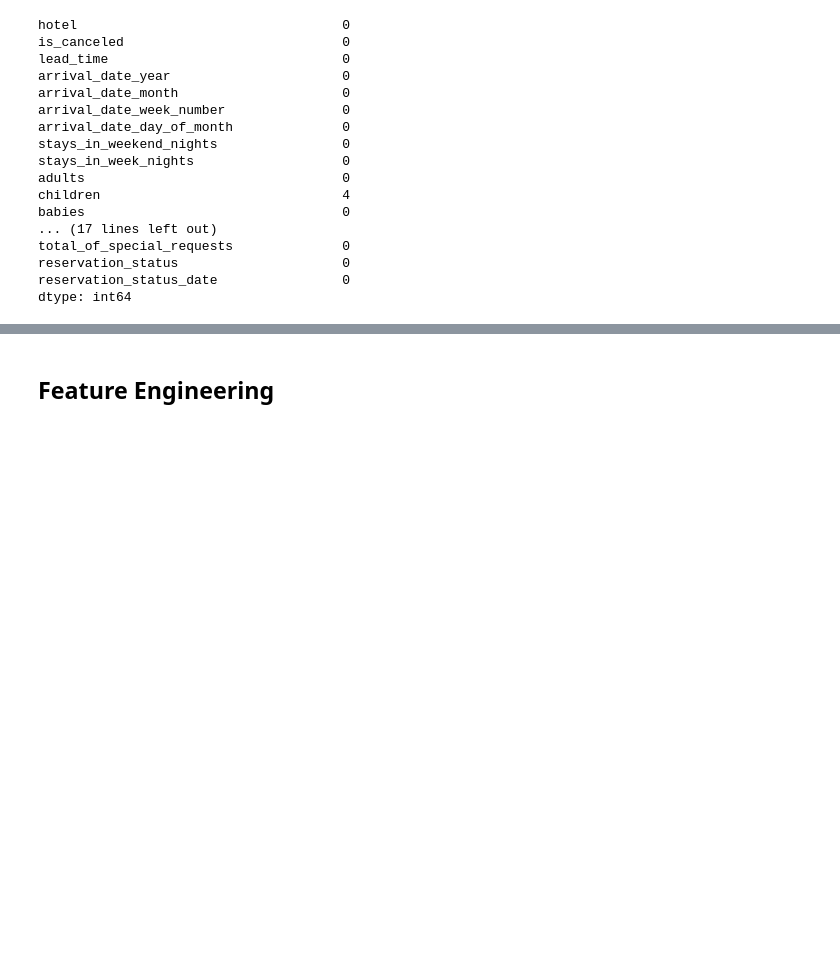
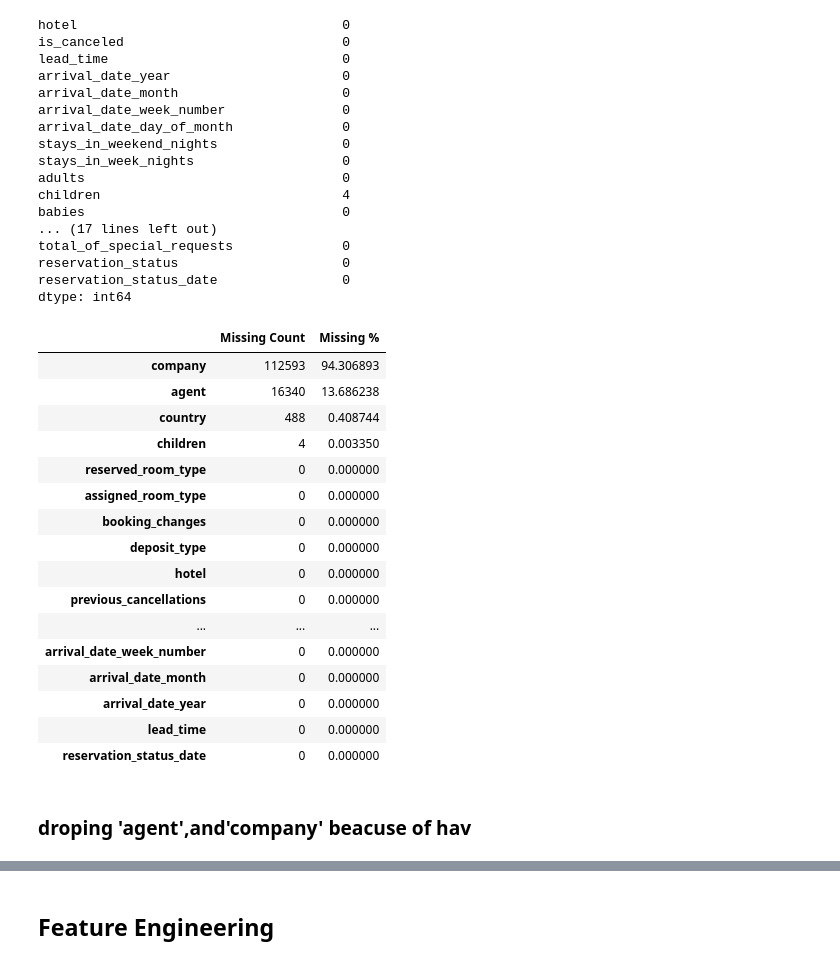
Before and after one commit to raastec/Infotact---Portfolio, a Jupyter notebook: Hotel Booking Analysis/Week 1/data preprocessing/Hotel bookings Analysis.ipynb, the cells around one changed output, grey strips where cells are left out. Drawn from its saved outputs; the diff is of its cells as text; code cells hidden in the pictures; blank space fills up the shorter version.

```diff
--- a/Hotel Booking Analysis/Week 1/data preprocessing/Hotel bookings Analysis.ipynb
+++ b/Hotel Booking Analysis/Week 1/data preprocessing/Hotel bookings Analysis.ipynb
@@ -8,7 +8,7 @@ import numpy as np
 # %% [markdown]
 ## Load Dataset
 # %%
-df = pd.read_csv('hotel_bookings.csv')
+df = pd.read_csv(r'C:\Users\PRO\Downloads\hotel_bookings.csv')
 df.tail()
 # %% [output]
 |  | hotel | is_canceled | lead_time | arrival_date_year | arrival_date_month | arrival_date_week_number | ... |
@@ -85,3 +85,31 @@ total_of_special_requests              0
 reservation_status                     0
 reservation_status_date                0
 dtype: int64
+# %%
+missing = df.isnull().sum().sort_values(ascending=False)
+missing_percent = (missing / len(df)) * 100
+
+pd.DataFrame({
+    "Missing Count": missing,
+    "Missing %": missing_percent
+})
+# %% [output]
+|  | Missing Count | Missing % |
+| company | 112593 | 94.306893 |
+| agent | 16340 | 13.686238 |
+| country | 488 | 0.408744 |
+| children | 4 | 0.003350 |
+| reserved_room_type | 0 | 0.000000 |
+| assigned_room_type | 0 | 0.000000 |
+| booking_changes | 0 | 0.000000 |
+| deposit_type | 0 | 0.000000 |
+| hotel | 0 | 0.000000 |
+| previous_cancellations | 0 | 0.000000 |
+| ... | ... | ... |
+| arrival_date_week_number | 0 | 0.000000 |
+| arrival_date_month | 0 | 0.000000 |
+| arrival_date_year | 0 | 0.000000 |
+| lead_time | 0 | 0.000000 |
+| reservation_status_date | 0 | 0.000000 |
+# %% [markdown]
+### droping 'agent',and'company' beacuse of hav
```
Also changed, not shown: parts of 31 cells of this notebook, 2 other files.
